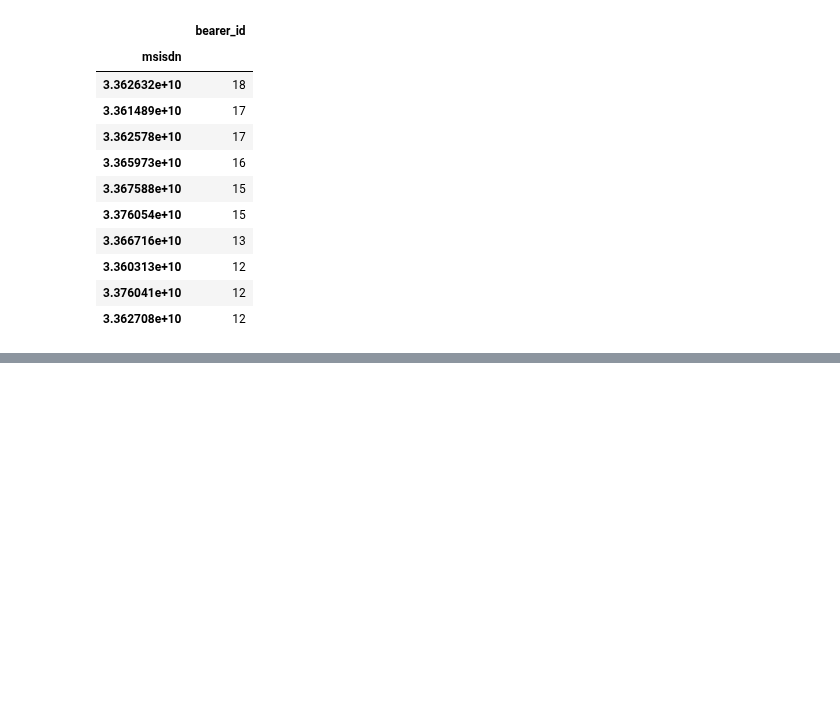
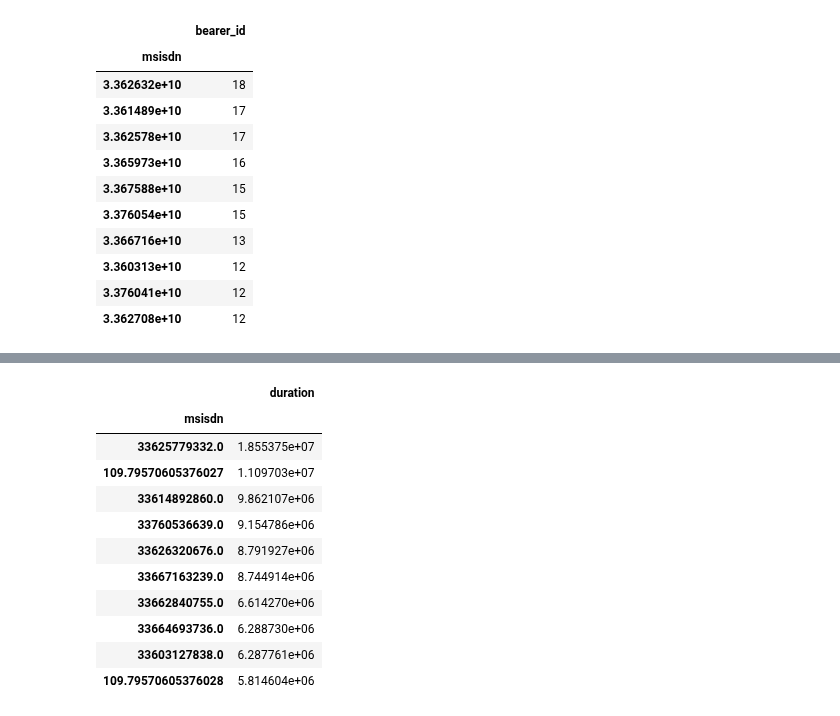
Before and after one commit to Melak2017/Telecommunication-Data-Analysis, a Jupyter notebook: Jup_Notebooks/User_engagement_analysis.ipynb, the cells around one changed output, grey strips where cells are left out. Saved outputs shown, nothing was run; the diff lists cells and outputs as text; code cells hidden in the pictures; blank space fills up the shorter version.

```diff
--- a/Jup_Notebooks/User_engagement_analysis.ipynb
+++ b/Jup_Notebooks/User_engagement_analysis.ipynb
@@ -74,0 +75,17 @@ plt.show()
+# %%
+duration = renamed_df.groupby('msisdn').agg({'duration': 'sum'})
+duration_metrics = duration.sort_values(by=['duration'], ascending = False)
+duration_metrics.head(10)
+# %% [output]
+|  | duration |
+| msisdn |  |
+| 33625779332.0 | 1.855375e+07 |
+| 109.79570605376027 | 1.109703e+07 |
+| 33614892860.0 | 9.862107e+06 |
+| 33760536639.0 | 9.154786e+06 |
+| 33626320676.0 | 8.791927e+06 |
+| 33667163239.0 | 8.744914e+06 |
+| 33662840755.0 | 6.614270e+06 |
+| 33664693736.0 | 6.288730e+06 |
+| 33603127838.0 | 6.287761e+06 |
+| 109.79570605376028 | 5.814604e+06 |
```
Also changed, not shown: parts of 3 cells of this notebook.
